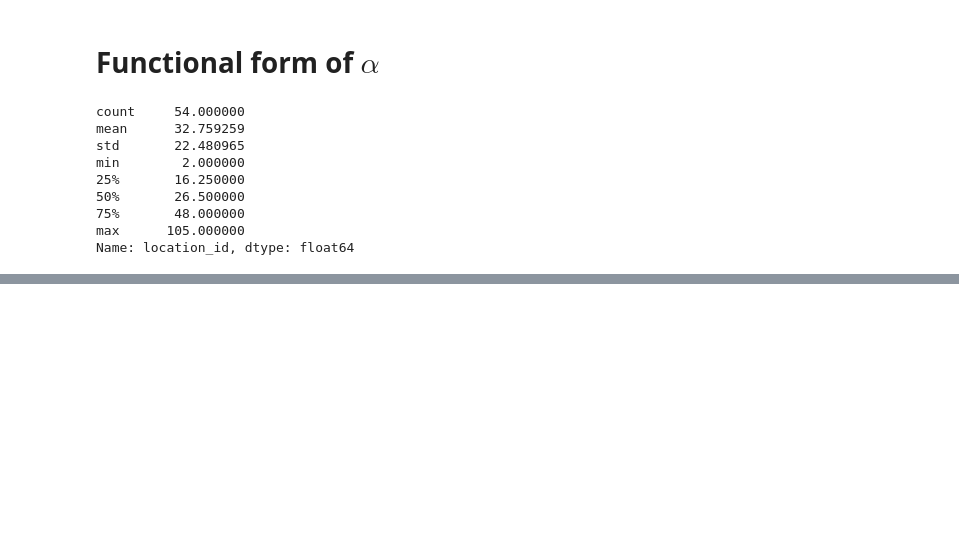
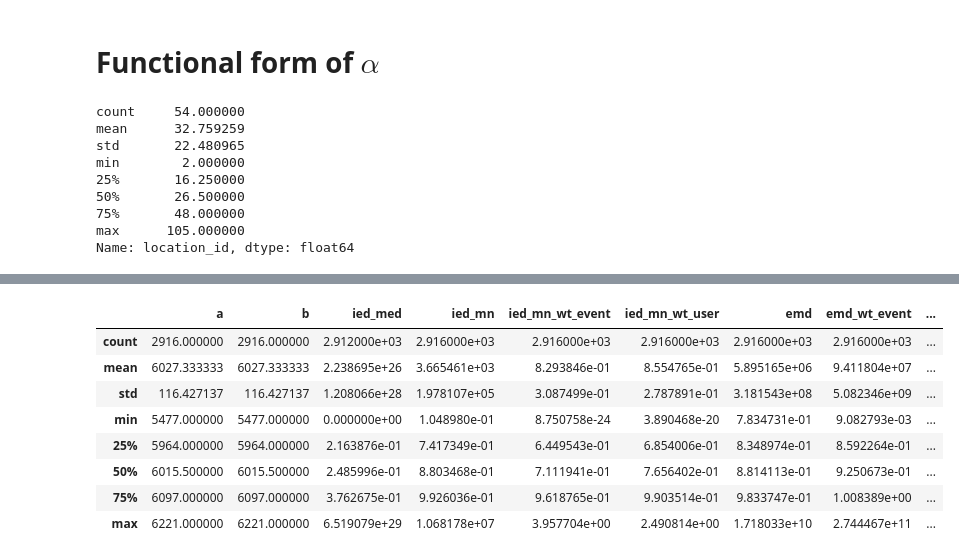
Before and after one commit to galbraic/spatial-assocr, a Jupyter notebook: notebooks/MDC.ipynb, the cells around one changed output, grey strips where cells are left out. Drawn from its saved outputs; the diff is of its cells as text; code cells hidden in the pictures; blank space fills up the shorter version.

```diff
--- a/notebooks/MDC.ipynb
+++ b/notebooks/MDC.ipynb
@@ -838,0 +945,4 @@ weight_func(300)
+# %%
+lr = pd.read_csv(os.path.join(directory, "lr.csv"))
+slr = pd.read_csv(os.path.join(directory, "slr.csv"))
+cmp = pd.read_csv(os.path.join(directory, "cmp.csv"))
@@ -838,0 +961,12 @@ weight_func(300)
+# %%
+slr.describe()
+# %% [output]
+|  | a | b | ied_med | ied_mn | ied_mn_wt_event | ied_mn_wt_user | emd | emd_wt_event | ... |
+| count | 2916.000000 | 2916.000000 | 2.912000e+03 | 2.916000e+03 | 2.916000e+03 | 2.916000e+03 | 2.916000e+03 | 2.916000e+03 | ... |
+| mean | 6027.333333 | 6027.333333 | 2.238695e+26 | 3.665461e+03 | 8.293846e-01 | 8.554765e-01 | 5.895165e+06 | 9.411804e+07 | ... |
+| std | 116.427137 | 116.427137 | 1.208066e+28 | 1.978107e+05 | 3.087499e-01 | 2.787891e-01 | 3.181543e+08 | 5.082346e+09 | ... |
+| min | 5477.000000 | 5477.000000 | 0.000000e+00 | 1.048980e-01 | 8.750758e-24 | 3.890468e-20 | 7.834731e-01 | 9.082793e-03 | ... |
+| 25% | 5964.000000 | 5964.000000 | 2.163876e-01 | 7.417349e-01 | 6.449543e-01 | 6.854006e-01 | 8.348974e-01 | 8.592264e-01 | ... |
+| 50% | 6015.500000 | 6015.500000 | 2.485996e-01 | 8.803468e-01 | 7.111941e-01 | 7.656402e-01 | 8.814113e-01 | 9.250673e-01 | ... |
+| 75% | 6097.000000 | 6097.000000 | 3.762675e-01 | 9.926036e-01 | 9.618765e-01 | 9.903514e-01 | 9.833747e-01 | 1.008389e+00 | ... |
+| max | 6221.000000 | 6221.000000 | 6.519079e+29 | 1.068178e+07 | 3.957704e+00 | 2.490814e+00 | 1.718033e+10 | 2.744467e+11 | ... |
```
Also changed, not shown: parts of 12 cells of this notebook, 1 other file.
